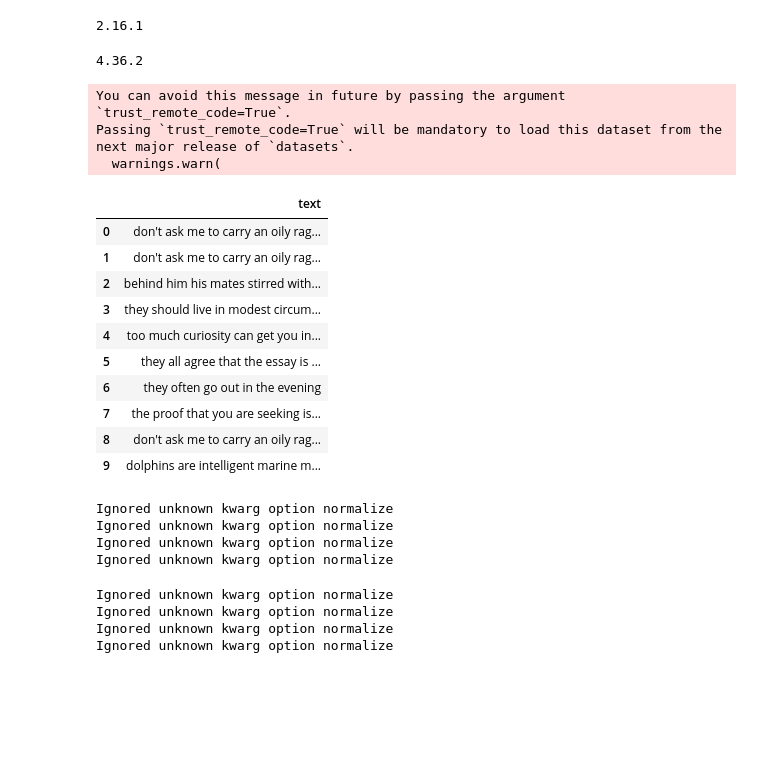
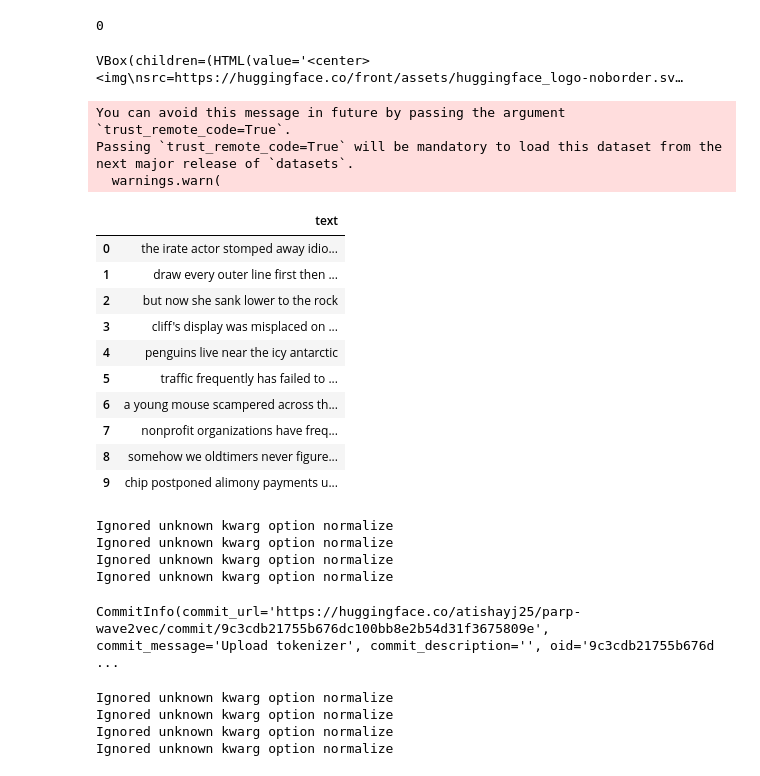
Before and after one commit to Atishay25/parp-asr, a Jupyter notebook: parp.ipynb, the cells around one changed output. Drawn from its saved outputs; the diff is of its cells as text; code cells hidden in the pictures; blank space fills up the shorter version.

```diff
--- a/parp.ipynb
+++ b/parp.ipynb
@@ -37,10 +1,5 @@ from datasets import ClassLabel
-# %%
-import datasets
-print(datasets.__version__)
-# %% [output]
-2.16.1
-# %%
-import transformers
-print(transformers.__version__)
-# %% [output]
-4.36.2
+# %%
+import torch
+torch.cuda.current_device()
+# %% [output]
+0
@@ -47,3 +8,9 @@ print(transformers.__version__)
+# %%
+from huggingface_hub import notebook_login
+
+notebook_login()
+# %% [output]
+VBox(children=(HTML(value='<center> <img\nsrc=https://huggingface.co/front/assets/huggingface_logo-noborder.sv…
 # %%
 from datasets import load_dataset, load_metric
 from datasets import ClassLabel
@@ -51,46 +18,46 @@ import random
 import pandas as pd
 from IPython.display import display, HTML
 
-timit = load_dataset("timit_asr", data_dir='./timit/data/lisa/data/timit/raw/TIMIT')
+timit = load_dataset("timit_asr", data_dir='./data')
 timit = timit.remove_columns(["phonetic_detail", "word_detail", "dialect_region", "id", "sentence_type", "speaker_id"])
 
 def show_random_elements(dataset, num_examples=10):
     assert num_examples <= len(dataset), "Can't pick more elements than there are in the dataset."
     picks = []
     for _ in range(num_examples):
         pick = random.randint(0, len(dataset)-1)
         while pick in picks:
             pick = random.randint(0, len(dataset)-1)
         picks.append(pick)
 
     df = pd.DataFrame(dataset[picks])
     display(HTML(df.to_html()))
 
 ## text normalization
 import re
 chars_to_ignore_regex = '[\,\?\.\!\-\;\:\"]'
 
 def remove_special_characters(batch):
     batch["text"] = re.sub(chars_to_ignore_regex, '', batch["text"]).lower() + " "
     return batch
 
 timit = timit.map(remove_special_characters)
 show_random_elements(timit["train"].remove_columns(["audio", "file"]))
 # %% [output]
 You can avoid this message in future by passing the argument `trust_remote_code=True`.
 Passing `trust_remote_code=True` will be mandatory to load this dataset from the next major release of `datasets`.
   warnings.warn(
 |  | text |
-| 0 | don't ask me to carry an oily rag... |
-| 1 | don't ask me to carry an oily rag... |
-| 2 | behind him his mates stirred with... |
-| 3 | they should live in modest circum... |
-| 4 | too much curiosity can get you in... |
-| 5 | they all agree that the essay is ... |
-| 6 | they often go out in the evening |
-| 7 | the proof that you are seeking is... |
-| 8 | don't ask me to carry an oily rag... |
-| 9 | dolphins are intelligent marine m... |
+| 0 | the irate actor stomped away idio... |
+| 1 | draw every outer line first then ... |
+| 2 | but now she sank lower to the rock |
+| 3 | cliff's display was misplaced on ... |
+| 4 | penguins live near the icy antarctic |
+| 5 | traffic frequently has failed to ... |
+| 6 | a young mouse scampered across th... |
+| 7 | nonprofit organizations have freq... |
+| 8 | somehow we oldtimers never figure... |
+| 9 | chip postponed alimony payments u... |
 # %%
 def extract_all_chars(batch):
     all_text = " ".join(batch["text"])
@@ -119,6 +86,11 @@ Ignored unknown kwarg option normalize
 Ignored unknown kwarg option normalize
 Ignored unknown kwarg option normalize
 Ignored unknown kwarg option normalize
+# %%
+repo_name = "atishayj25/parp-wave2vec"
+tokenizer.push_to_hub(repo_name)
+# %% [output]
+CommitInfo(commit_url='https://huggingface.co/atishayj25/parp-wave2vec/commit/9c3cdb21755b676dc100bb8e2b54d31f3675809e', commit_message='Upload tokenizer', commit_description='', oid='9c3cdb21755b676d ...
 # %%
 from transformers import Wav2Vec2FeatureExtractor, Wav2Vec2Processor
 
```
Also changed, not shown: parts of 21 cells of this notebook, 3 other files.
